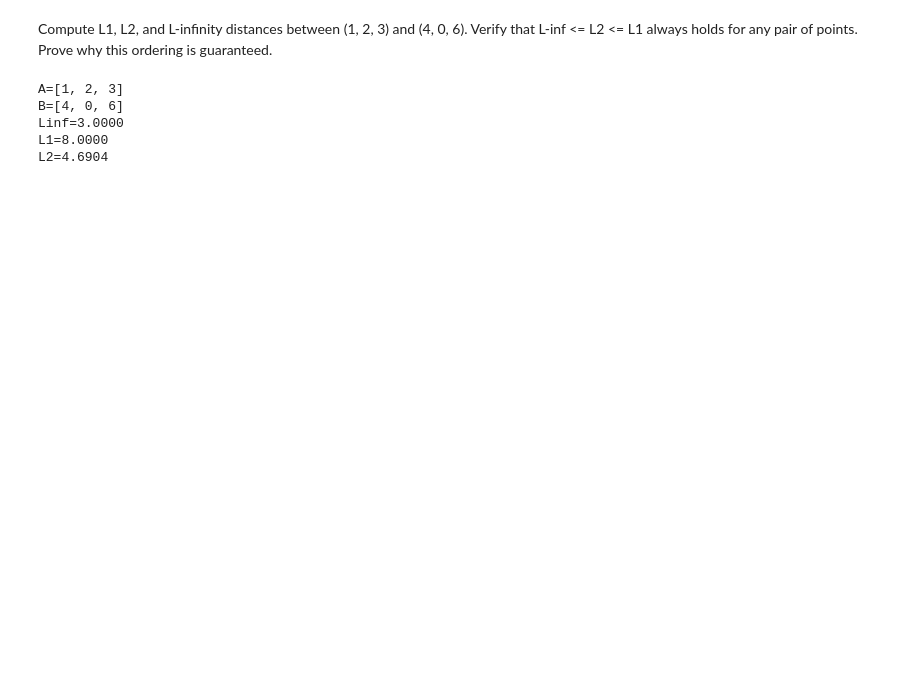
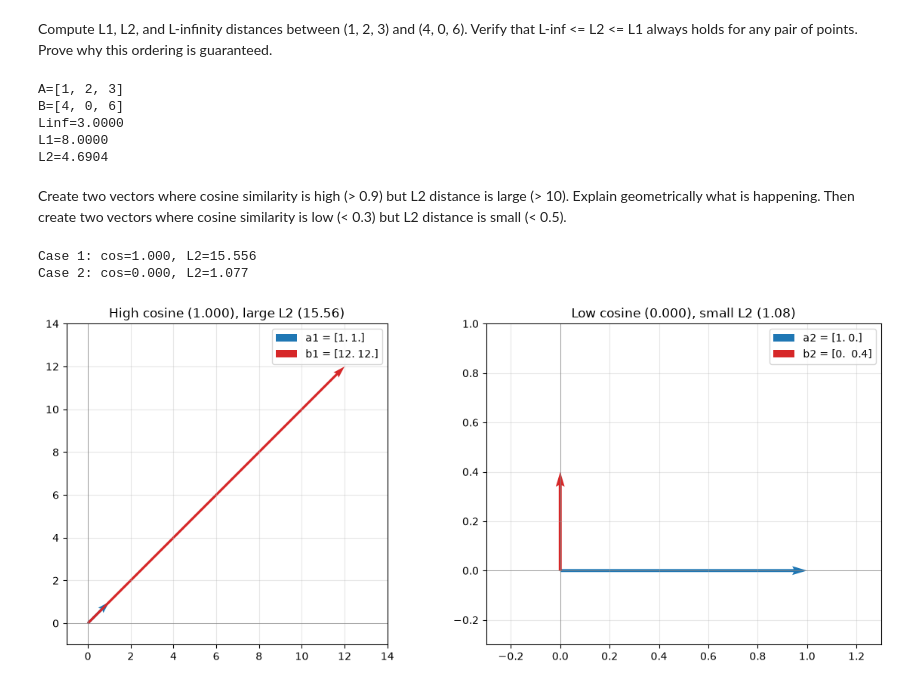
Before and after one commit to Saransh-Basu-01/AI_Engineering, a Jupyter notebook: Math_Fundamentals/Norms_and_distances/Exercise.ipynb, the cells around one changed output. Cells and saved outputs as stored; diff of their text form; code cells hidden in the pictures; blank space fills up the shorter version.

```diff
--- a/Math_Fundamentals/Norms_and_distances/Exercise.ipynb
+++ b/Math_Fundamentals/Norms_and_distances/Exercise.ipynb
@@ -27,3 +27,59 @@ B=[4, 0, 6]
 Linf=3.0000
 L1=8.0000
 L2=4.6904
+# %% [markdown]
+Create two vectors where cosine similarity is high (> 0.9) but L2 distance is large (> 10). Explain geometrically what is happening. Then create two vectors where cosine similarity is low (< 0.3) but L2 distance is small (< 0.5).
+# %%
+import numpy as np
+import matplotlib.pyplot as plt
+
+def cosine_sim(a, b):
+    return np.dot(a, b) / (np.linalg.norm(a) * np.linalg.norm(b))
+
+def l2(a, b):
+    return np.linalg.norm(np.array(a) - np.array(b))
+
+# ---------- Case 1: high cosine, large L2 ----------
+a1 = np.array([1.0, 1.0])
+b1 = np.array([12.0, 12.0])          # same direction, 12x longer
+
+# ---------- Case 2: low cosine, small L2 ----------
+a2 = np.array([1.0, 0.0])
+b2 = np.array([0.0, 0.4])            # tiny vectors, nearly orthogonal
+
+for name, (a, b) in [("Case 1", (a1, b1)), ("Case 2", (a2, b2))]:
+    print(f"{name}: cos={cosine_sim(a,b):.3f}, L2={l2(a,b):.3f}")
+
+# ---------- Plot ----------
+fig, axes = plt.subplots(1, 2, figsize=(12, 5))
+
+# Case 1
+ax = axes[0]
+ax.quiver(0, 0, a1[0], a1[1], angles='xy', scale_units='xy', scale=1,
+          color='tab:blue', label=f'a1 = {a1}')
+ax.quiver(0, 0, b1[0], b1[1], angles='xy', scale_units='xy', scale=1,
+          color='tab:red', label=f'b1 = {b1}')
+ax.set_xlim(-1, 14); ax.set_ylim(-1, 14)
+ax.axhline(0, color='gray', lw=0.5); ax.axvline(0, color='gray', lw=0.5)
+ax.set_aspect('equal')
+ax.set_title(f"High cosine ({cosine_sim(a1,b1):.3f}), large L2 ({l2(a1,b1):.2f})")
+ax.legend(); ax.grid(alpha=0.3)
+
+# Case 2
+ax = axes[1]
+ax.quiver(0, 0, a2[0], a2[1], angles='xy', scale_units='xy', scale=1,
+          color='tab:blue', label=f'a2 = {a2}')
+ax.quiver(0, 0, b2[0], b2[1], angles='xy', scale_units='xy', scale=1,
+          color='tab:red', label=f'b2 = {b2}')
+ax.set_xlim(-0.3, 1.3); ax.set_ylim(-0.3, 1.0)
+ax.axhline(0, color='gray', lw=0.5); ax.axvline(0, color='gray', lw=0.5)
+ax.set_aspect('equal')
+ax.set_title(f"Low cosine ({cosine_sim(a2,b2):.3f}), small L2 ({l2(a2,b2):.2f})")
+ax.legend(); ax.grid(alpha=0.3)
+
+plt.tight_layout()
+plt.show()
+# %% [output]
+Case 1: cos=1.000, L2=15.556
+Case 2: cos=0.000, L2=1.077
+[figure, added]
```
